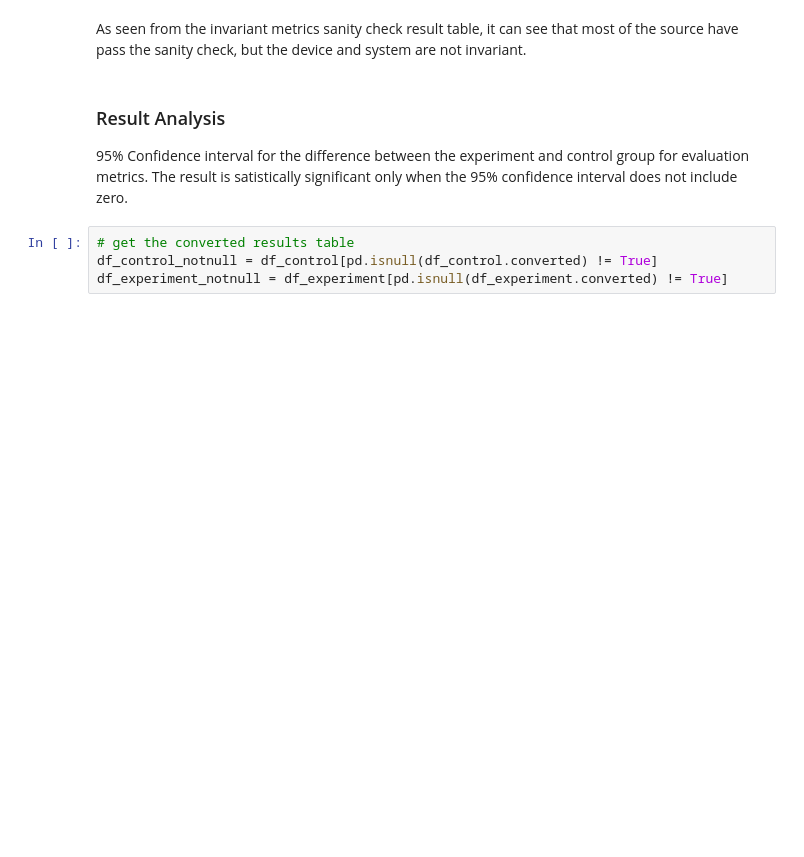
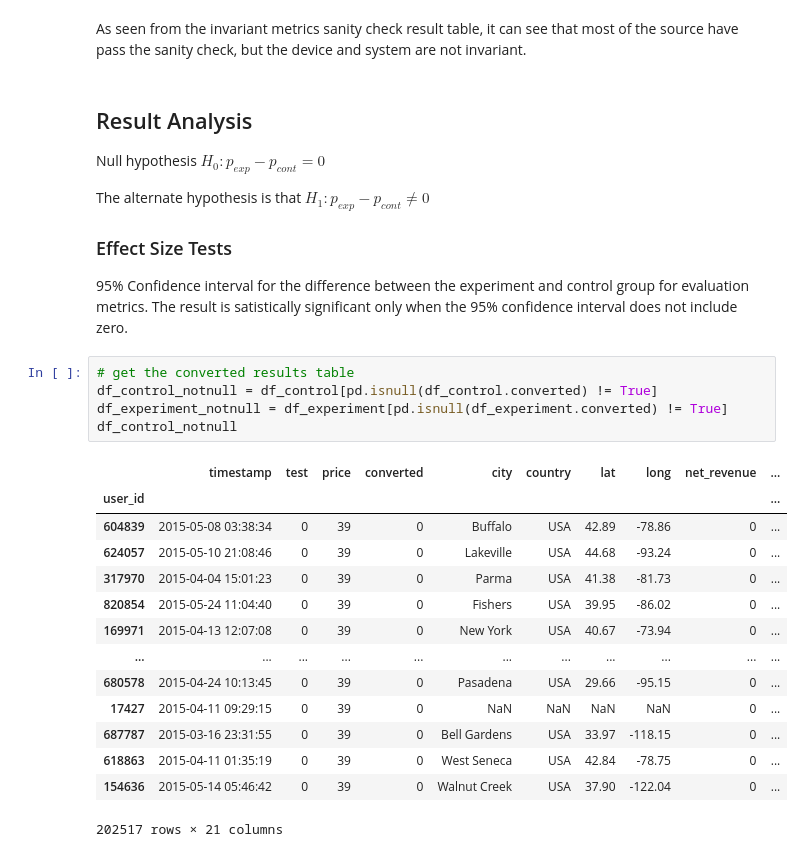
Before and after one commit to jyan83/Data_Challenges, a Jupyter notebook: Costly Conversion/Costly_Conversion.ipynb, the cells around one changed output. Drawn from its saved outputs; the diff is of its cells as text; blank space fills up the shorter version.

```diff
--- a/Costly Conversion/Costly_Conversion.ipynb
+++ b/Costly Conversion/Costly_Conversion.ipynb
@@ -165,10 +224,33 @@ df_results
 # %% [markdown]
 As seen from the invariant metrics sanity check result table, it can see that most of the source have pass the sanity check, but the device and system are not invariant.
 # %% [markdown]
-### Result Analysis
+## Result Analysis
+Null hypothesis
+$H_0: p_{exp}-p_{cont} = 0$
+
+The alternate hypothesis is that
+$H_1: p_{exp} - p_{cont} \neq 0$
+
+### Effect Size Tests
 95% Confidence interval for the difference between the experiment and control group for evaluation metrics. The result is satistically significant only when the 95% confidence interval does not include zero.
 # %%
 # get the converted results table
 df_control_notnull = df_control[pd.isnull(df_control.converted) != True]
 df_experiment_notnull = df_experiment[pd.isnull(df_experiment.converted) != True]
+df_control_notnull
+# %% [output]
+|  | timestamp | test | price | converted | city | country | lat | long | net_revenue | ... |
+| user_id |  |  |  |  |  |  |  |  |  | ... |
+| 604839 | 2015-05-08 03:38:34 | 0 | 39 | 0 | Buffalo | USA | 42.89 | -78.86 | 0 | ... |
+| 624057 | 2015-05-10 21:08:46 | 0 | 39 | 0 | Lakeville | USA | 44.68 | -93.24 | 0 | ... |
+| 317970 | 2015-04-04 15:01:23 | 0 | 39 | 0 | Parma | USA | 41.38 | -81.73 | 0 | ... |
+| 820854 | 2015-05-24 11:04:40 | 0 | 39 | 0 | Fishers | USA | 39.95 | -86.02 | 0 | ... |
+| 169971 | 2015-04-13 12:07:08 | 0 | 39 | 0 | New York | USA | 40.67 | -73.94 | 0 | ... |
+| ... | ... | ... | ... | ... | ... | ... | ... | ... | ... | ... |
+| 680578 | 2015-04-24 10:13:45 | 0 | 39 | 0 | Pasadena | USA | 29.66 | -95.15 | 0 | ... |
+| 17427 | 2015-04-11 09:29:15 | 0 | 39 | 0 | NaN | NaN | NaN | NaN | 0 | ... |
+| 687787 | 2015-03-16 23:31:55 | 0 | 39 | 0 | Bell Gardens | USA | 33.97 | -118.15 | 0 | ... |
+| 618863 | 2015-04-11 01:35:19 | 0 | 39 | 0 | West Seneca | USA | 42.84 | -78.75 | 0 | ... |
+| 154636 | 2015-05-14 05:46:42 | 0 | 39 | 0 | Walnut Creek | USA | 37.90 | -122.04 | 0 | ... |
+202517 rows × 21 columns
 # %%
```
Also changed, not shown: parts of 31 cells of this notebook.
